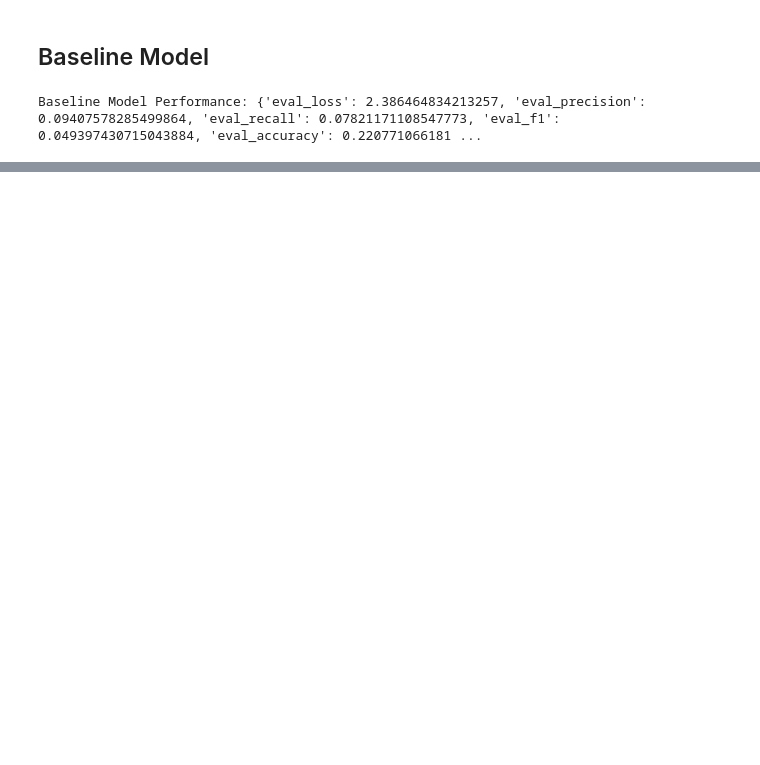
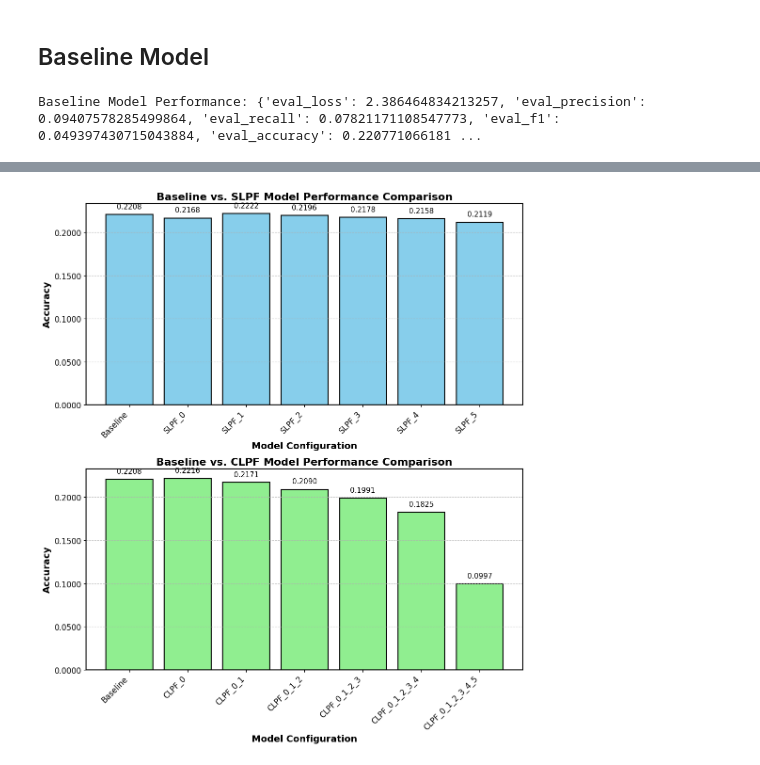
Before and after one commit to chikap421/llmchallenge, a Jupyter notebook: postag.ipynb, the cells around one changed output, grey strips where cells are left out. Drawn from its saved outputs; the diff is of its cells as text; code cells hidden in the pictures; blank space fills up the shorter version.

Commit message:
New Visuals

```diff
--- a/postag.ipynb
+++ b/postag.ipynb
@@ -390,0 +385,14 @@ Results for 0_1_2_3_4_5: {'eval_loss': 2.777940034866333, 'eval_precision': 0.05
+# %%
+# Single layer configurations
+single_layers = [str(i) for i in range(6)]
+
+# Compound layer configurations
+compound_layers = ['0', '0_1', '0_1_2', '0_1_2_3', '0_1_2_3_4', '0_1_2_3_4_5']
+# %%
+# Assuming compute_metrics and tokenized_datasets['test'] are defined
+
+# Evaluate Single Layer Partial Freezing (SLPF) models
+slpf_results = evaluate_models("single", single_layers, compute_metrics, tokenized_datasets['test'])
+
+# Evaluate Compound Layer Partial Freezing (CLPF) models
+clpf_results = evaluate_models("compound", compound_layers, compute_metrics, tokenized_datasets['test'])
@@ -408,0 +414,60 @@ plt.show()
+# %%
+# Assuming baseline_results and both slpf_results & clpf_results are defined previously
+
+# SLPF accuracies including the baseline for comparison
+slpf_accuracies = [baseline_results['eval_accuracy']] + [slpf_results[f'single_{i}_frozen']['eval_accuracy'] for i in range(6)]
+slpf_config_names = ['Baseline'] + [f'SLPF_{i}' for i in range(6)]
+
+# CLPF accuracies including the baseline for comparison
+clpf_accuracies = [baseline_results['eval_accuracy']] + [clpf_results[f'compound_{layer}_frozen']['eval_accuracy'] for layer in ['0', '0_1', '0_1_2', '0_1_2_3', '0_1_2_3_4', '0_1_2_3_4_5']]
+clpf_config_names = ['Baseline'] + [f'CLPF_{layer}' for layer in ['0', '0_1', '0_1_2', '0_1_2_3', '0_1_2_3_4', '0_1_2_3_4_5']]
+
+fig, axs = plt.subplots(2, 1, figsize=(max(8, len(slpf_config_names) * 1.5), 12))  # Adjusting for 2 subplots
+
+# Formatter for the y-axis
+formatter = mticker.FormatStrFormatter('%.4f')
+
+# Plot for SLPF accuracies
+bars1 = axs[0].bar(slpf_config_names, slpf_accuracies, color='skyblue', linewidth=1.5, edgecolor='black')
+axs[0].set_xlabel('Model Configuration', fontsize=14, fontweight='bold')
+axs[0].set_ylabel('Accuracy', fontsize=14, fontweight='bold')
+axs[0].set_xticks(range(len(slpf_config_names)))
+axs[0].set_xticklabels(slpf_config_names, rotation=45, ha="right", fontsize=12)
+axs[0].set_yticklabels(axs[0].get_yticks(), fontsize=12)
+axs[0].yaxis.set_major_formatter(formatter)  # Set the formatter for the y-axis
+axs[0].set_title('Baseline vs. SLPF Model Performance Comparison', fontsize=16, fontweight='bold')
+
+# Add grid and style the spines
+axs[0].grid(axis='y', linestyle='--', alpha=0.7)
+for spine in axs[0].spines.values():
+    spine.set_linewidth(1.5)
+
+# Add text labels on the bars
+for bar in bars1:
+    yval = bar.get_height()
+    axs[0].text(bar.get_x() + bar.get_width()/2, yval + 0.005, f'{yval:.4f}', ha='center', va='bottom', fontsize=11)
+
+# Plot for CLPF accuracies
+bars2 = axs[1].bar(clpf_config_names, clpf_accuracies, color='lightgreen', linewidth=1.5, edgecolor='black')
+axs[1].set_xlabel('Model Configuration', fontsize=14, fontweight='bold')
+axs[1].set_ylabel('Accuracy', fontsize=14, fontweight='bold')
+axs[1].set_xticks(range(len(clpf_config_names)))
+axs[1].set_xticklabels(clpf_config_names, rotation=45, ha="right", fontsize=12)
+axs[1].set_yticklabels(axs[1].get_yticks(), fontsize=12)
+axs[1].yaxis.set_major_formatter(formatter)  # Set the formatter for the y-axis
+axs[1].set_title('Baseline vs. CLPF Model Performance Comparison', fontsize=16, fontweight='bold')
+
+# Add grid and style the spines
+axs[1].grid(axis='y', linestyle='--', alpha=0.7)
+for spine in axs[1].spines.values():
+    spine.set_linewidth(1.5)
+
+# Add text labels on the bars
+for bar in bars2:
+    yval = bar.get_height()
+    axs[1].text(bar.get_x() + bar.get_width()/2, yval + 0.005, f'{yval:.4f}', ha='center', va='bottom', fontsize=11)
+
+plt.tight_layout()
+plt.show()
+# %% [output]
+[figure, added]
```
Also changed, not shown: parts of 25 cells of this notebook.
